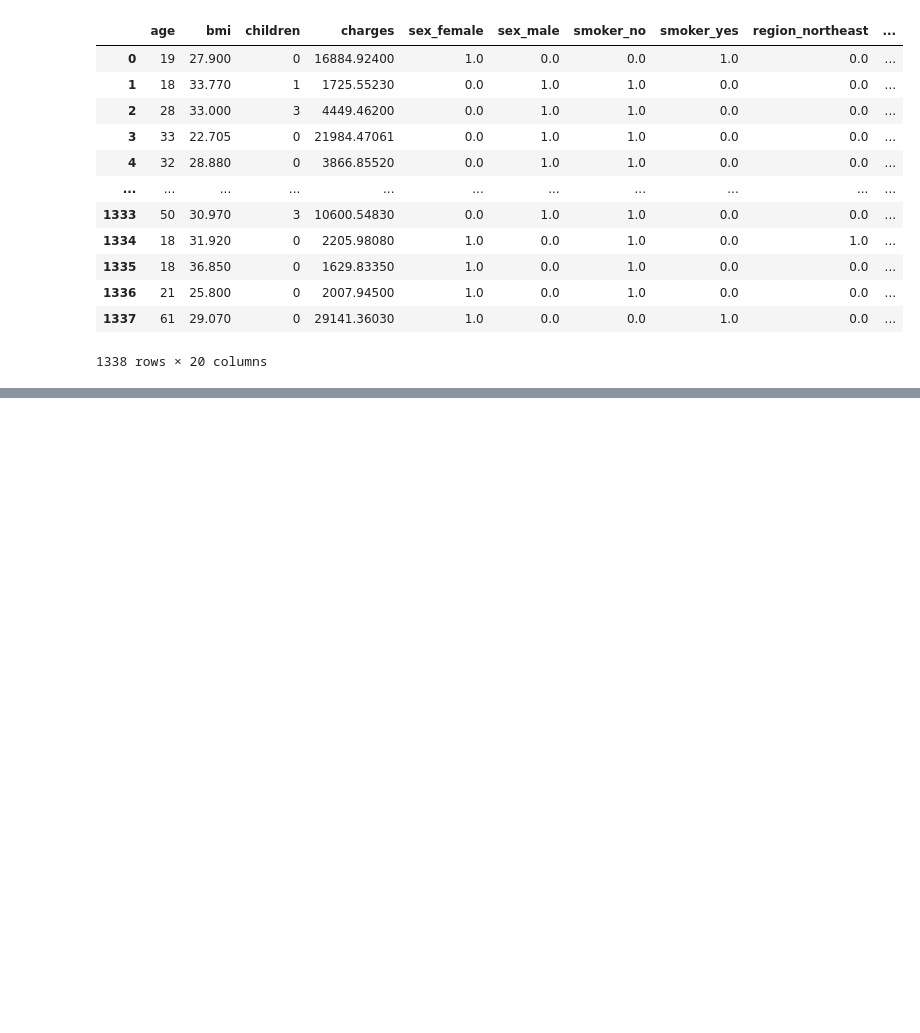
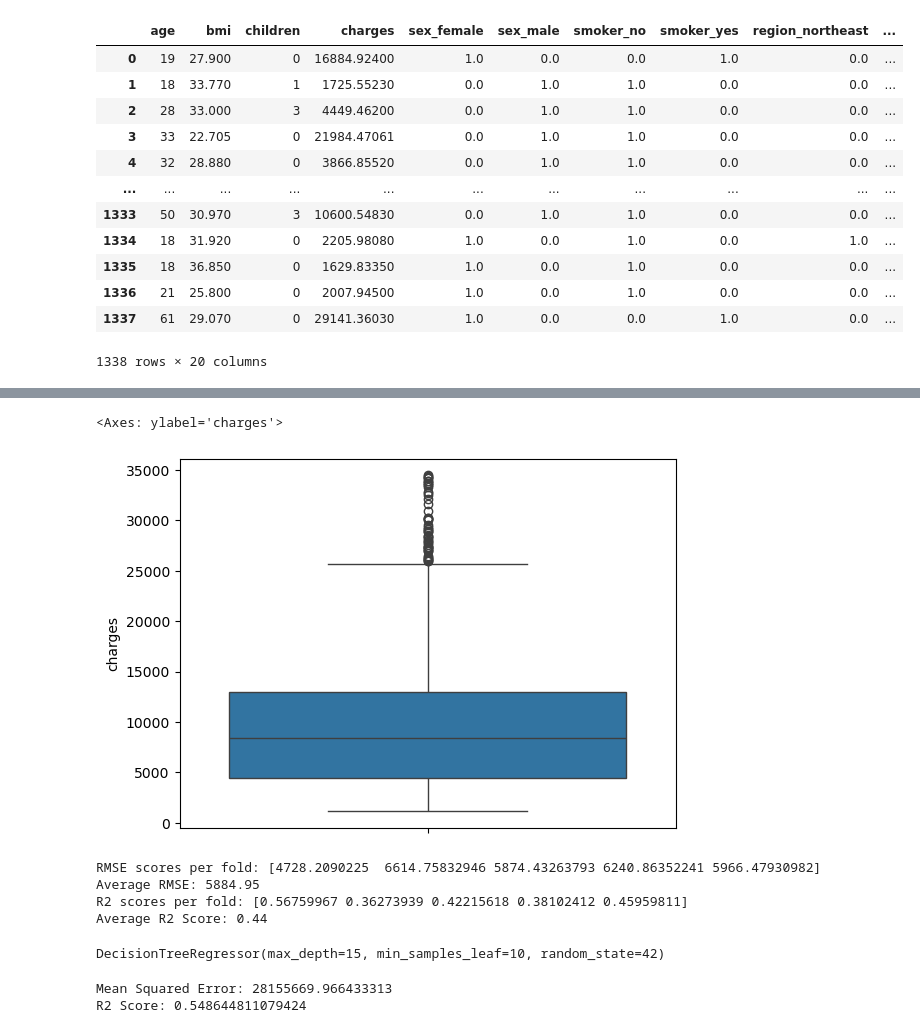
Before and after one commit to Bhargavvv412/insurance-cost-prediction, a Jupyter notebook: Notebooks/Training.ipynb, the cells around one changed output, grey strips where cells are left out. Cells and saved outputs as stored; diff of their text form; code cells hidden in the pictures; blank space fills up the shorter version.

Commit message:
model

```diff
--- a/Notebooks/Training.ipynb
+++ b/Notebooks/Training.ipynb
@@ -20,0 +75,8 @@ df.drop(columns="Unnamed: 0")
+# %%
+Q1 = df['charges'].quantile(0.25)
+Q3 = df['charges'].quantile(0.75)
+IQR = Q3 - Q1
+
+print("Q1 (25th percentile):", Q1)
+print("Q3 (75th percentile):", Q3)
+print("IQR (Q3 - Q1):", IQR)
@@ -20,0 +87,9 @@ df.drop(columns="Unnamed: 0")
+# %%
+lower_bound = Q1 - 1.5 * IQR
+upper_bound = Q3 + 1.5 * IQR
+# %%
+df_cleaned = df[(df['charges'] >= lower_bound) & (df['charges'] <= upper_bound)]
+
+# Step 4: (Optional) Check the shape
+print("Original shape:", df.shape)
+print("After removing outliers:", df_cleaned.shape)
@@ -20,0 +115,5 @@ df.drop(columns="Unnamed: 0")
+# %%
+sns.boxplot(data=df_cleaned['charges'])
+# %% [output]
+<Axes: ylabel='charges'>
+[figure, added]
@@ -20,0 +133,24 @@ df.drop(columns="Unnamed: 0")
+# %%
+kf = KFold(n_splits=5, shuffle=True, random_state=42)
+
+# Cross-validation RMSE (neg_mean_squared_error)
+neg_mse_scores = cross_val_score(model, X_test, y_test, scoring='neg_mean_squared_error', cv=kf)
+rmse_scores = np.sqrt(-neg_mse_scores)
+
+# Cross-validation R2 score
+r2_scores = cross_val_score(model, X_test, y_test, scoring='r2', cv=kf)
+
+print(f'RMSE scores per fold: {rmse_scores}')
+print(f'Average RMSE: {rmse_scores.mean():.2f}')
+
+print(f'R2 scores per fold: {r2_scores}')
+print(f'Average R2 Score: {r2_scores.mean():.2f}')
+# %% [output]
+RMSE scores per fold: [4728.2090225  6614.75832946 5874.43263793 6240.86352241 5966.47930982]
+Average RMSE: 5884.95
+R2 scores per fold: [0.56759967 0.36273939 0.42215618 0.38102412 0.45959811]
+Average R2 Score: 0.44
+# %%
+model.fit(X_train, y_train)
+# %% [output]
+DecisionTreeRegressor(max_depth=15, min_samples_leaf=10, random_state=42)
@@ -20,0 +161,9 @@ df.drop(columns="Unnamed: 0")
+# %%
+mse = mean_squared_error(y_test, y_pred)
+r2 = r2_score(y_test, y_pred)
+
+print("Mean Squared Error:", mse)
+print("R2 Score:", r2)
+# %% [output]
+Mean Squared Error: 28155669.966433313
+R2 Score: 0.548644811079424
```
Also changed, not shown: parts of 24 cells of this notebook, 1 other file.
